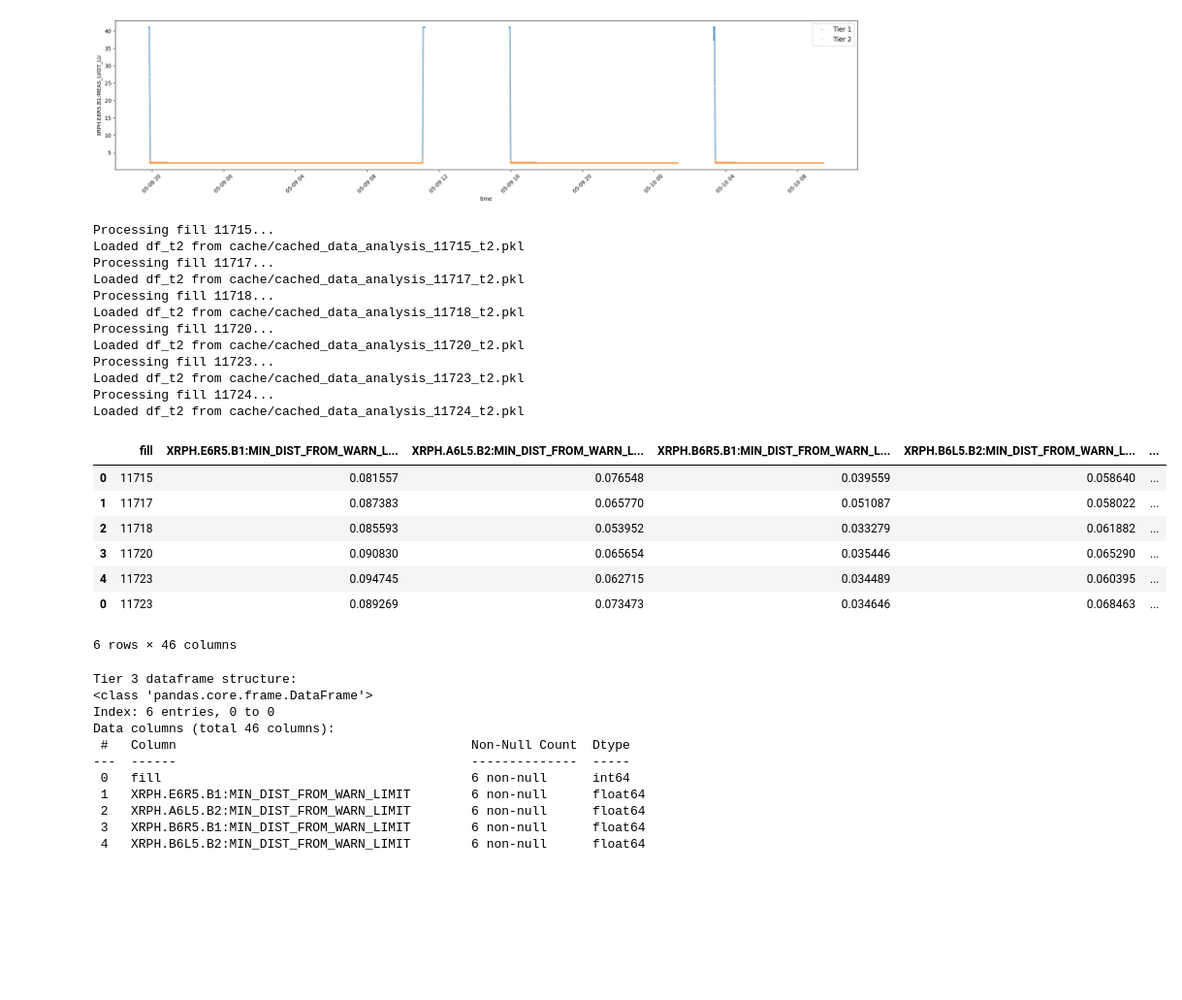
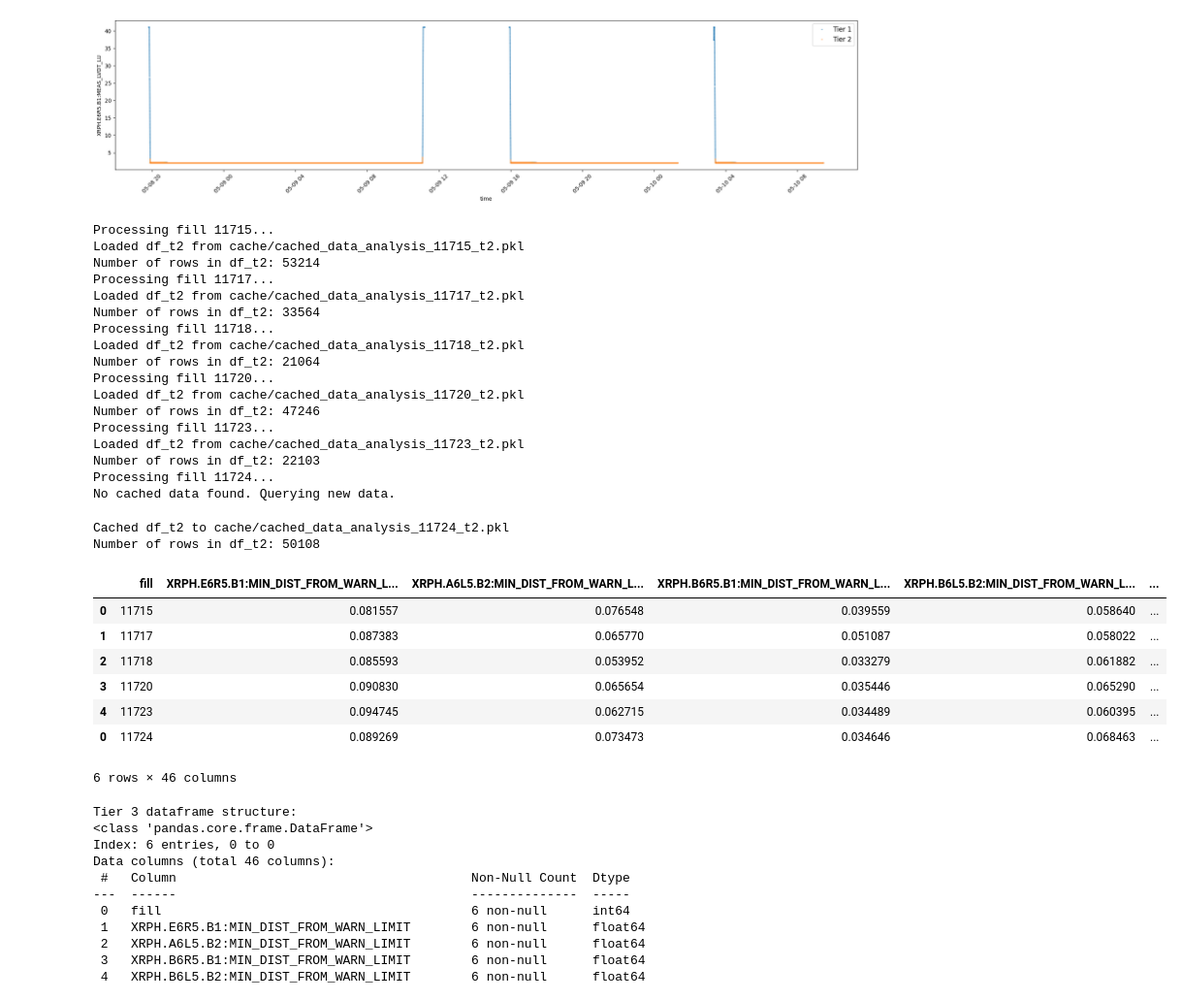
Before and after one commit to AndreaBellora/pps-timber, a Jupyter notebook: dev-analysis.ipynb, the cells around one changed output. Shown at 97% size. Cells and saved outputs as stored; diff of their text form; code cells hidden in the pictures; blank space fills up the shorter version.

Commit message:
Bug fix with fill numbering

```diff
--- a/dev-analysis.ipynb
+++ b/dev-analysis.ipynb
@@ -168,7 +150,7 @@ def get_t1_data_with_caching(variables, fillInterval):
             data[key] = data[key][:min_length]
 
     df_t1 = pd.DataFrame({k: data[k] for k in data if k not in ['t_start', 't_end']})
-    df_t1['fill'] = fill.fillNumber
+    df_t1['fill'] = fill_to_analyze
     df_t1['time'] = pd.to_datetime(df_t1['timestamps'],unit='s')
     df_t1['data_tier'] = 'Tier 1'
 
@@ -309,11 +299,14 @@ def make_t3_data(df_t2, no_remove_t2=False):
     df_t3['data_tier'] = 'Tier 3'
     df_t3 = df_t3.reset_index(drop=True)
 
+    # Find unique fill numbers in df_t3
+    fills = df_t3['fill'].unique()
+
     if not no_remove_t2:
-        # Delete t2 cache
-        t2_cache_path = f"cache/cached_data_analysis_{fillInterval.fillNumber}_t2.pkl"
-        if os.path.exists(t2_cache_path):
-            os.remove(t2_cache_path)
+        for fill in fills:
+            t2_cache_path = f"cache/cached_data_analysis_{fill}_t2.pkl"
+            if os.path.exists(t2_cache_path):
+                os.remove(t2_cache_path)
 
     return df_t3
 # %%
@@ -339,29 +332,36 @@ def get_t3_data_with_caching(variables, fillInterval, no_remove_t2=False):
             pickle.dump(df_t3, f)
     return df_t3
 # %%
-df_t3 = get_t3_data_with_caching(variables, fill_list, no_remove_t2=True)
+df_t3 = get_t3_data_with_caching(variables, fill_list, no_remove_t2=False)
 df_t3
 # %% [output]
 Processing fill 11715...
 Loaded df_t2 from cache/cached_data_analysis_11715_t2.pkl
+Number of rows in df_t2: 53214
 Processing fill 11717...
 Loaded df_t2 from cache/cached_data_analysis_11717_t2.pkl
+Number of rows in df_t2: 33564
 Processing fill 11718...
 Loaded df_t2 from cache/cached_data_analysis_11718_t2.pkl
+Number of rows in df_t2: 21064
 Processing fill 11720...
 Loaded df_t2 from cache/cached_data_analysis_11720_t2.pkl
+Number of rows in df_t2: 47246
 Processing fill 11723...
 Loaded df_t2 from cache/cached_data_analysis_11723_t2.pkl
+Number of rows in df_t2: 22103
 Processing fill 11724...
-Loaded df_t2 from cache/cached_data_analysis_11724_t2.pkl
+No cached data found. Querying new data.
+Cached df_t2 to cache/cached_data_analysis_11724_t2.pkl
+Number of rows in df_t2: 50108
 |  | fill | XRPH.E6R5.B1:MIN_DIST_FROM_WARN_L... | XRPH.A6L5.B2:MIN_DIST_FROM_WARN_L... | XRPH.B6R5.B1:MIN_DIST_FROM_WARN_L... | XRPH.B6L5.B2:MIN_DIST_FROM_WARN_L... | ... |
 | 0 | 11715 | 0.081557 | 0.076548 | 0.039559 | 0.058640 | ... |
 | 1 | 11717 | 0.087383 | 0.065770 | 0.051087 | 0.058022 | ... |
 | 2 | 11718 | 0.085593 | 0.053952 | 0.033279 | 0.061882 | ... |
 | 3 | 11720 | 0.090830 | 0.065654 | 0.035446 | 0.065290 | ... |
 | 4 | 11723 | 0.094745 | 0.062715 | 0.034489 | 0.060395 | ... |
-| 0 | 11723 | 0.089269 | 0.073473 | 0.034646 | 0.068463 | ... |
+| 0 | 11724 | 0.089269 | 0.073473 | 0.034646 | 0.068463 | ... |
-6 rows × 46 columns
+6 rows × 46 columns
 # %%
 print('Tier 3 dataframe structure:')
 print(df_t3.info())
```
Also changed, not shown: parts of 6 cells of this notebook.
